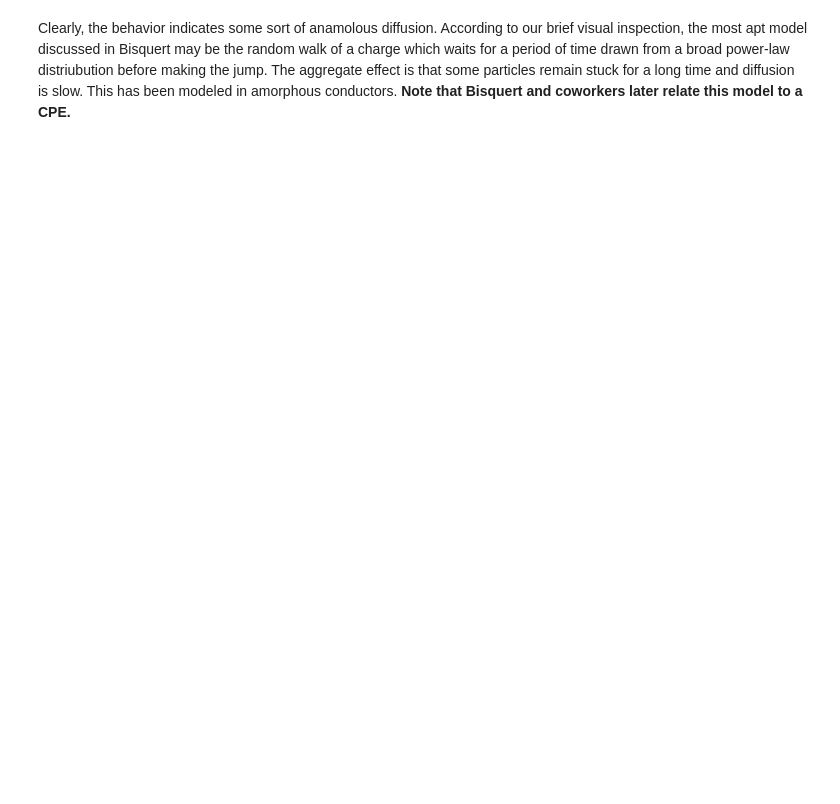
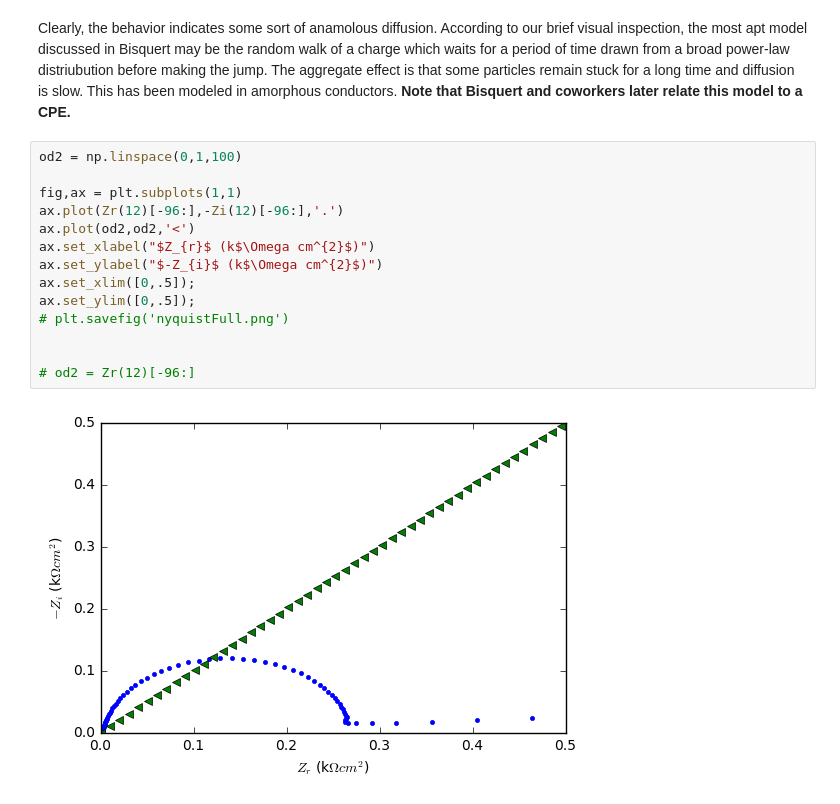
Before and after one commit to es-wong/Impedance-Project, a Jupyter notebook: CPEAnalysisOutline2.ipynb, the cells around one changed output. Saved outputs shown, nothing was run; the diff lists cells and outputs as text; blank space fills up the shorter version.

```diff
--- a/CPEAnalysisOutline2.ipynb
+++ b/CPEAnalysisOutline2.ipynb
@@ -639,2 +641,18 @@ ax.set_ylim([0,0.05]);
 # %% [markdown]
 Clearly, the behavior indicates some sort of anamolous diffusion. According to our brief visual inspection, the most apt model discussed in Bisquert may be the random walk of a charge which waits for a period of time drawn from a broad power-law distriubution before making the jump. The aggregate effect is that some particles remain stuck for a long time and diffusion is slow. This has been modeled in amorphous conductors. **Note that Bisquert and coworkers later relate this model to a CPE.**
+# %%
+od2 = np.linspace(0,1,100)
+
+fig,ax = plt.subplots(1,1)
+ax.plot(Zr(12)[-96:],-Zi(12)[-96:],'.')
+ax.plot(od2,od2,'<')
+ax.set_xlabel("$Z_{r}$ (k$\Omega cm^{2}$)")
+ax.set_ylabel("$-Z_{i}$ (k$\Omega cm^{2}$)")
+ax.set_xlim([0,.5]);
+ax.set_ylim([0,.5]);
+# plt.savefig('nyquistFull.png')
+
+
+# od2 = Zr(12)[-96:]
+# %% [output]
+[figure, added]
```
Also changed, not shown: parts of 15 cells of this notebook, 2 other files.
